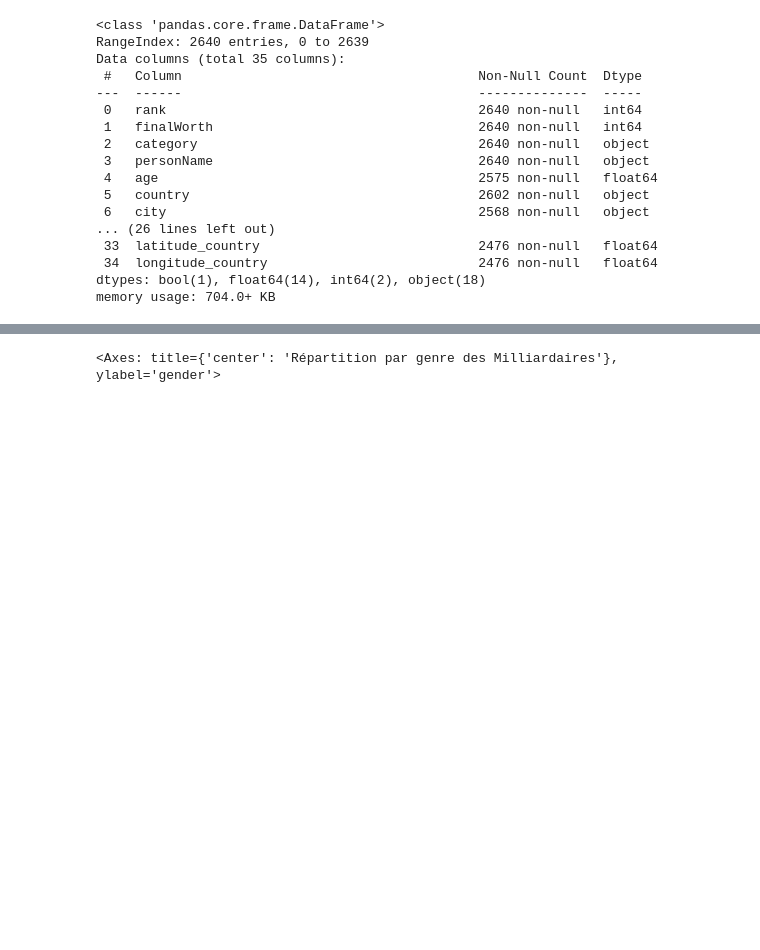
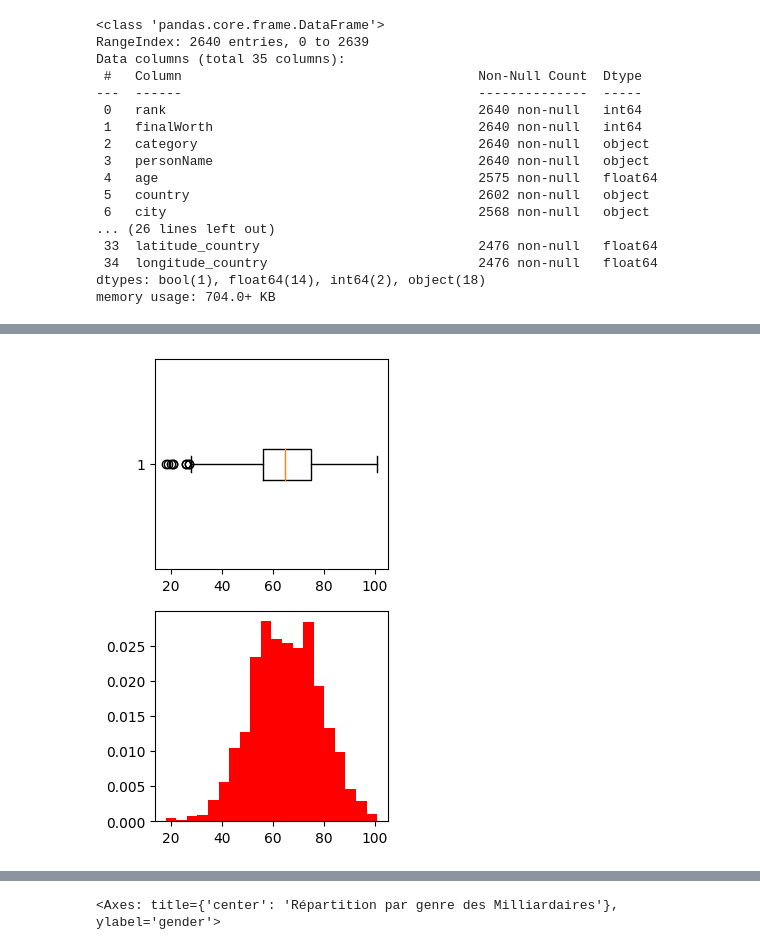
Before and after one commit to BrunetAlexis/Brief_2_Simplon, a Jupyter notebook: Simplon_Brief_Remi.ipynb, the cells around one changed output, grey strips where cells are left out. Cells and saved outputs as stored; diff of their text form; code cells hidden in the pictures; blank space fills up the shorter version.

```diff
--- a/Simplon_Brief_Remi.ipynb
+++ b/Simplon_Brief_Remi.ipynb
@@ -65,0 +102,16 @@ data.age.isnull().sum()
+# %%
+import matplotlib.pyplot as plt
+
+
+to_plot = data.loc[~data.age.isnull()]
+fig, ax = plt.subplots(2,1,figsize=(3,6))
+
+
+ax[0].boxplot(to_plot.age, vert=False)
+#lt.show()
+
+ax[1].hist(to_plot.age, bins=20, density=True, color='red')
+
+plt.show()
+# %% [output]
+[figure, added]
```
Also changed, not shown: parts of 15 cells of this notebook.
